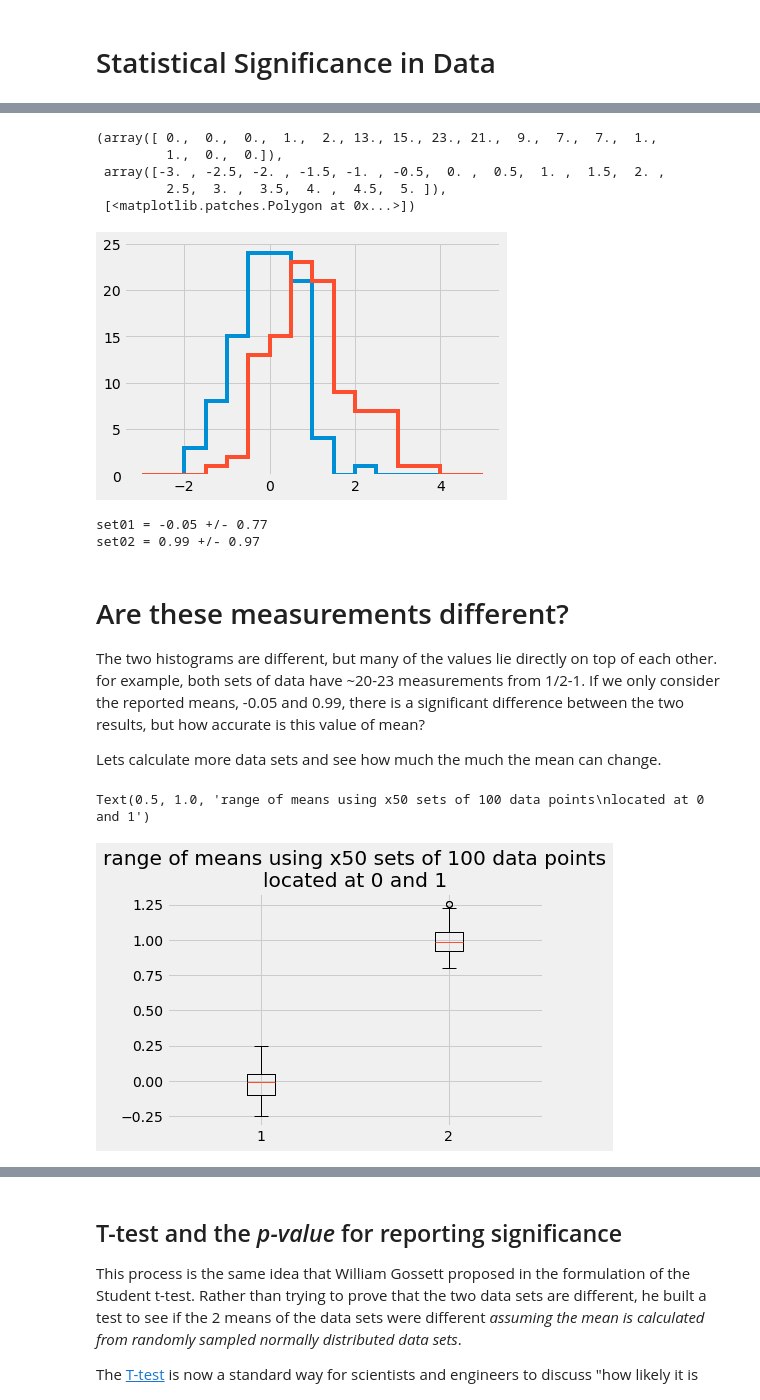
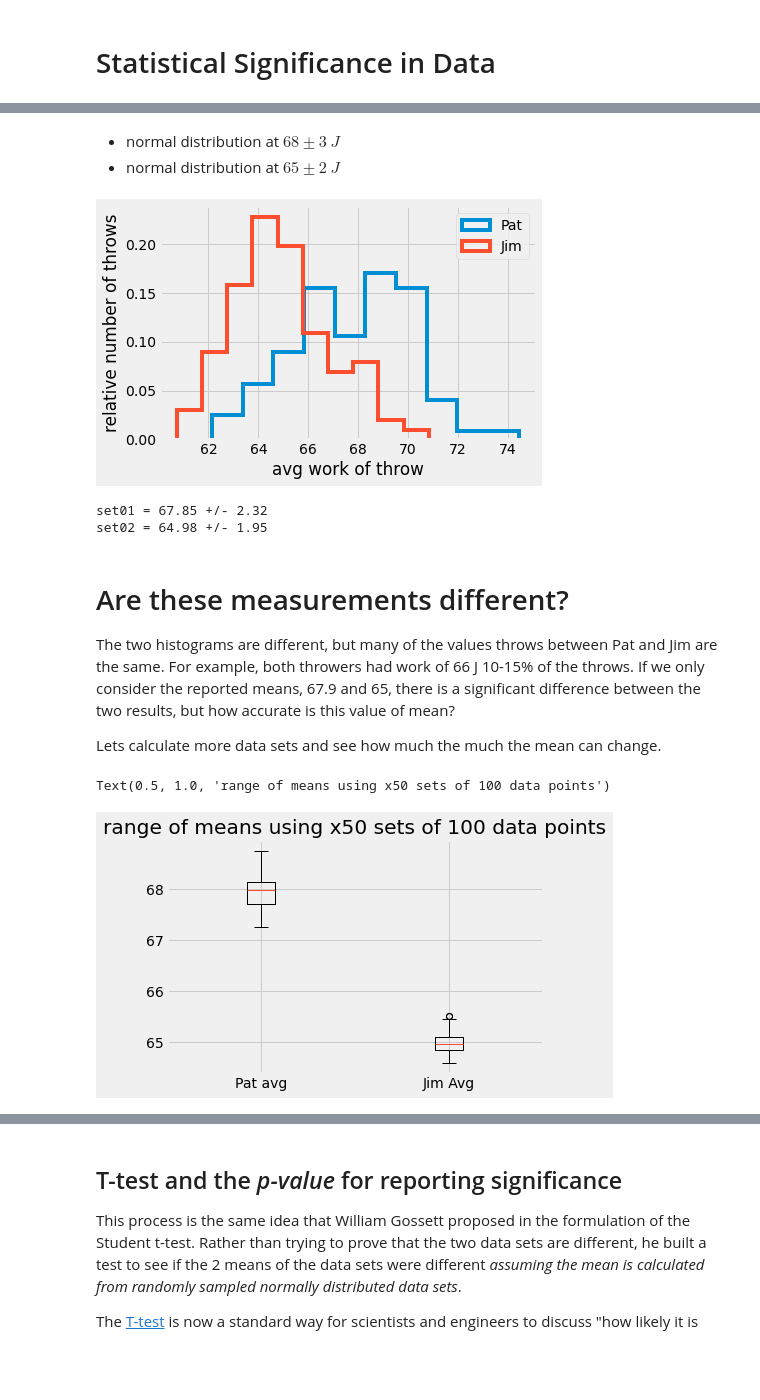
Before and after one commit to profryancoooper/data-driven-decisions, a Jupyter notebook: module_01/statistical_significance.ipynb, the cells around one changed output, grey strips where cells are left out. Saved outputs shown, nothing was run; the diff lists cells and outputs as text; code cells hidden in the pictures; blank space fills up the shorter version.

```diff
--- a/module_01/statistical_significance.ipynb
+++ b/module_01/statistical_significance.ipynb
@@ -26,48 +26,53 @@ Monte Carlo experiments are a great way to start understanding this difficult qu
+# %% [markdown]
+- normal distribution at $68 \pm 3~J$
+- normal distribution at $65 \pm 2~J$
 # %%
 rng = default_rng(42)
 
-set_01 = rng.normal(loc = 0, scale = 1, size = 100)
-set_02 = rng.normal(loc = 1, scale = 1, size = 100)
+Pat = rng.normal(loc = 68, scale = 3, size = 100)
+Jim = rng.normal(loc = 65, scale = 2, size = 100)
 
-plt.hist(set_01,
+plt.hist(Pat,
         histtype='step',
         linewidth = 4,
-        bins = np.linspace(-3,5, 17))
-plt.hist(set_02,
+         label = 'Pat',
+         density = True,)
+        #bins = np.linspace(50,80, 31))
+plt.hist(Jim,
         histtype = 'step',
         linewidth = 4,
-        bins =np.linspace(-3, 5, 17))
+         label = 'Jim',
+         density = True,)
+        #bins =np.linspace(50, 80, 41))
+plt.xlabel('avg work of throw')
+plt.ylabel('relative number of throws')
+plt.legend();
 # %% [output]
-(array([ 0.,  0.,  0.,  1.,  2., 13., 15., 23., 21.,  9.,  7.,  7.,  1.,
-         1.,  0.,  0.]),
- array([-3. , -2.5, -2. , -1.5, -1. , -0.5,  0. ,  0.5,  1. ,  1.5,  2. ,
-         2.5,  3. ,  3.5,  4. ,  4.5,  5. ]),
- [<matplotlib.patches.Polygon at 0x...>])
-[figure, old version]
+[figure, new version]
 # %%
-print('set01 = {:1.2f} +/- {:1.2f}'.format(np.mean(set_01), np.std(set_01)))
-print('set02 = {:1.2f} +/- {:1.2f}'.format(np.mean(set_02), np.std(set_02)))
+print('set01 = {:1.2f} +/- {:1.2f}'.format(np.mean(Pat), np.std(Pat)))
+print('set02 = {:1.2f} +/- {:1.2f}'.format(np.mean(Jim), np.std(Jim)))
 # %% [output]
-set01 = -0.05 +/- 0.77
-set02 = 0.99 +/- 0.97
+set01 = 67.85 +/- 2.32
+set02 = 64.98 +/- 1.95
 # %% [markdown]
 # Are these measurements different?
 
-The two histograms are different, but many of the values lie directly on top of each other. for example, both sets of data have ~20-23 measurements from 1/2-1. If we only consider the reported means, -0.05 and 0.99, there is a significant difference between the two results, but how accurate is this value of mean?
+The two histograms are different, but many of the values throws between Pat and Jim are the same. For example, both throwers had work of 66 J 10-15% of the throws. If we only consider the reported means, 67.9 and 65, there is a significant difference between the two results, but how accurate is this value of mean?
 
 Lets calculate more data sets and see how much the much the mean can change.
 # %%
-set_01 = rng.normal(loc = 0, scale = 1, size = (50,100))
-set_02 = rng.normal(loc = 1, scale = 1, size = (50, 100))
+set_01 = rng.normal(loc = 68, scale = 3, size = (50,100))
+set_02 = rng.normal(loc = 65, scale = 2, size = (50, 100))
 
 mean_01 = np.mean(set_01, axis = 1)
 mean_02 = np.mean(set_02, axis = 1)
 
-plt.boxplot([mean_01, mean_02])
-plt.title('range of means using x50 sets of 100 data points\nlocated at 0 and 1')
+plt.boxplot([mean_01, mean_02], labels=['Pat avg', 'Jim Avg'])
+plt.title('range of means using x50 sets of 100 data points')
 # %% [output]
-Text(0.5, 1.0, 'range of means using x50 sets of 100 data points\nlocated at 0 and 1')
+Text(0.5, 1.0, 'range of means using x50 sets of 100 data points')
-[figure, old version]
+[figure, new version]
 # %%
 plt.hist(mean_01,
         histtype='step',
```
Also changed, not shown: parts of 14 cells of this notebook, 7 other files.
